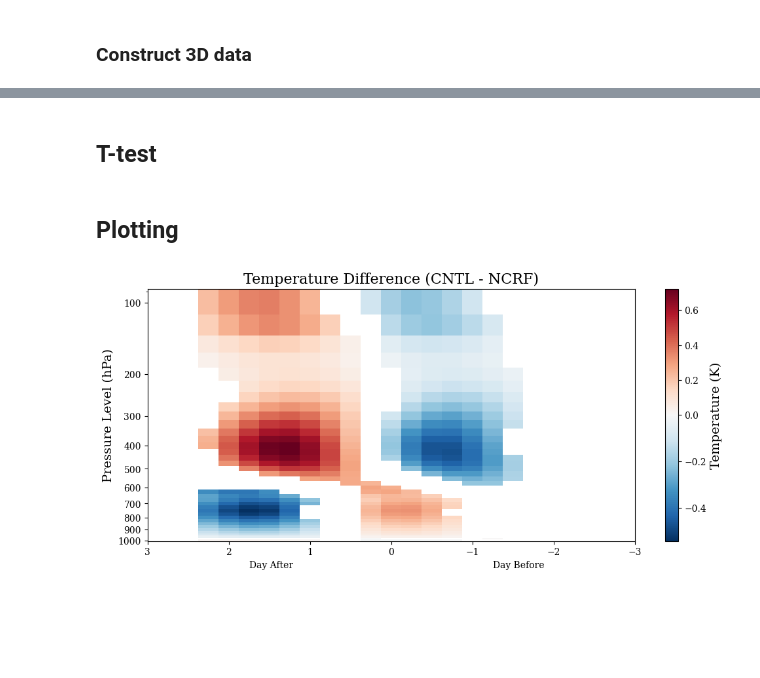
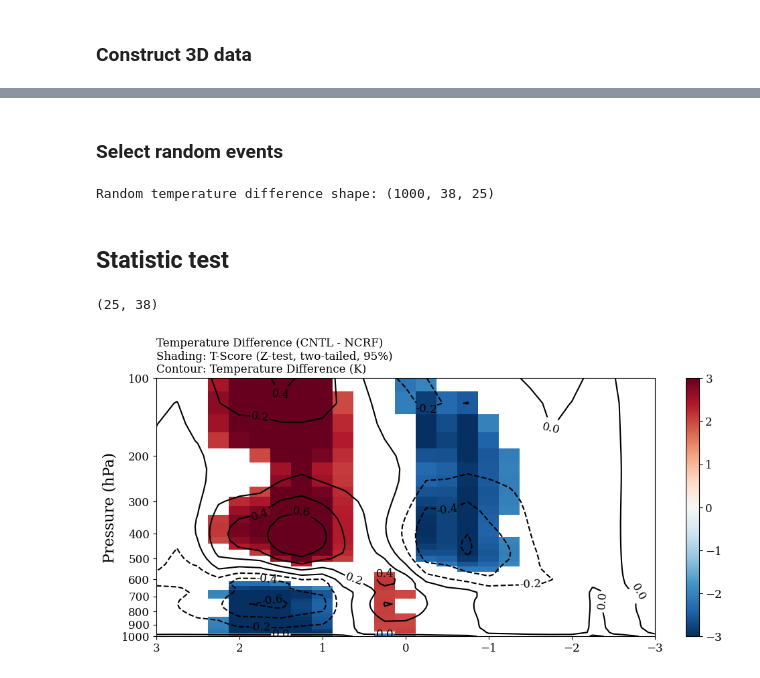
Before and after one commit to JOsephKan/2024_Research, a Jupyter notebook: MPAS/Composite/Bandpass_composite/Statistical_test/Bandpass_temp_diff.ipynb, the cells around one changed output, grey strips where cells are left out. Cells and saved outputs as stored; diff of their text form; code cells hidden in the pictures; blank space fills up the shorter version.

Commit message:
Composite profile with statistics test

```diff
--- a/MPAS/Composite/Bandpass_composite/Statistical_test/Bandpass_temp_diff.ipynb
+++ b/MPAS/Composite/Bandpass_composite/Statistical_test/Bandpass_temp_diff.ipynb
@@ -81,2 +111,23 @@ temp_sel: dict[str, np.ndarray] = dict(
+# %% [markdown]
+### Select random events
+# %%
+temp_diff_rand: np.ndarray = np.empty((1000, 38, 25))
+
+for i in range(time_itv_rand.shape[0]):
+
+    temp_CNTL = np.array([
+        temp_ano["CNTL"][time_itv_rand[i, j].astype(int), :, lon_rand[i, j].astype(int)].T
+        for j in range(time_itv_rand.shape[1])
+    ]).mean(axis=0)
+
+    temp_NCRF = np.array([
+        temp_ano["NCRF"][time_itv_rand[i, j].astype(int), :, lon_rand[i, j].astype(int)].T
+        for j in range(time_itv_rand.shape[1])
+    ]).mean(axis=0)
+
+    temp_diff_rand[i] = temp_CNTL - temp_NCRF
+print("Random temperature difference shape:", temp_diff_rand.shape)
+# %% [output]
+Random temperature difference shape: (1000, 38, 25)
 # %% [markdown]
-## T-test
+## Statistic test
@@ -101,27 +134,35 @@ significant_diff = np.where(np.abs(t_score) > critical_value, 1, np.nan)
-# %% [markdown]
-## Plotting
 # %%
+# mean and standard deviation
+temp_diff_mean: np.ndarray = temp_diff_rand.mean(axis=0).T
+temp_diff_std : np.ndarray = temp_diff_rand.std(axis=0).T
+
+
+temp_diff_t: np.ndarray = (temp_diff - temp_diff_mean) / temp_diff_std
+
+temp_diff_t = np.where(np.abs(temp_diff_t) > 1.96, temp_diff_t, np.nan)
+
 plt.rcParams.update({
-    'font.size': 10,
-    'figure.titlesize': 16,
-    'axes.titlesize': 16,
-    'axes.labelsize': 14,
+    'font.size': 12,
+    'figure.titlesize': 18,
+    'axes.titlesize': 18,
+    'axes.labelsize': 16,
     'font.family': 'serif',
 })
-
+print(temp_diff_t.shape)
 plt.figure(figsize=(12, 5))
-plt.pcolormesh(np.linspace(-4, 4, 33), lev, ((mean["CNTL"] - mean["NCRF"])*significant_diff), cmap="RdBu_r", norm=TwoSlopeNorm(vcenter=0))
+cf = plt.pcolormesh(np.linspace(-3, 3, 25), lev, temp_diff_t.T, cmap="RdBu_r", norm=TwoSlopeNorm(vmin=-3, vcenter=0, vmax=3))
+c = plt.contour(np.linspace(-3, 3, 25), lev, temp_diff.T, colors="black")
 plt.yscale("log")
 plt.yticks(np.linspace(100, 1000, 10), np.linspace(100, 1000, 10, dtype=int))
 plt.xlim(-3, 3)
+plt.ylim(100, 1000)
 plt.gca().invert_xaxis()
 plt.gca().invert_yaxis()
-
-plt.ylabel("Pressure Level (hPa)")
-plt.text(1.75, 1300, "Day After")
-plt.text(-1.25, 1300, "Day Before")
-plt.title("Temperature Difference (CNTL - NCRF)")
-cb = plt.colorbar(label="Temperature (K)")
-plt.savefig("bandpass_diff.png", dpi=300)
+plt.ylabel("Pressure (hPa)")
+plt.title("Temperature Difference (CNTL - NCRF)\nShading: T-Score (Z-test, two-tailed, 95%)\nContour: Temperature Difference (K)", fontsize=12, loc="left")
+plt.clabel(c, inline=True, fmt="%.1f")
+plt.colorbar(cf)
+plt.savefig("temp_diff_t_score.png", dpi=300)
 # %% [output]
+(25, 38)
-[figure, old version]
+[figure, new version]
```
Also changed, not shown: parts of 15 cells of this notebook, 12 other files.
